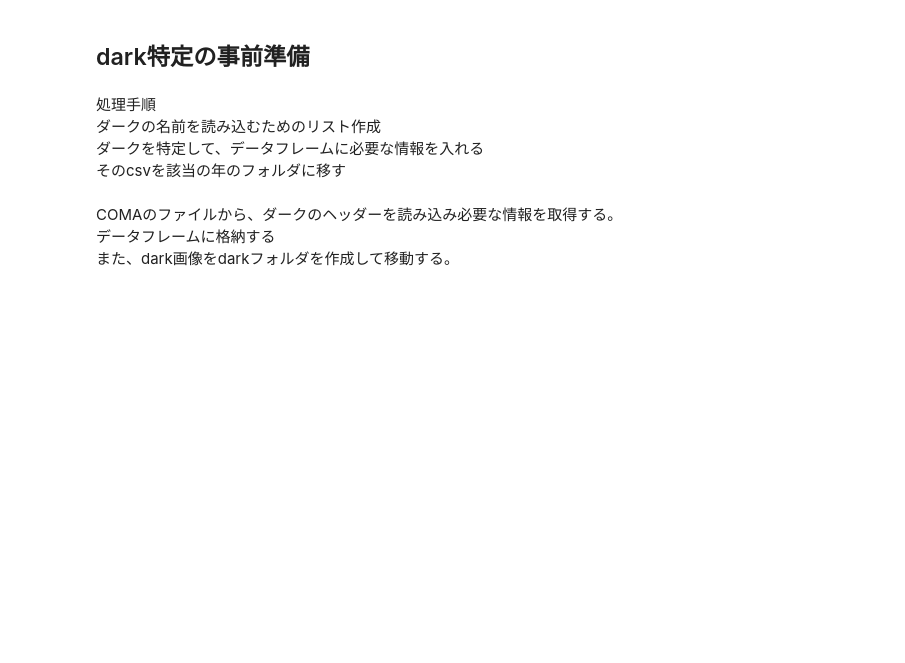
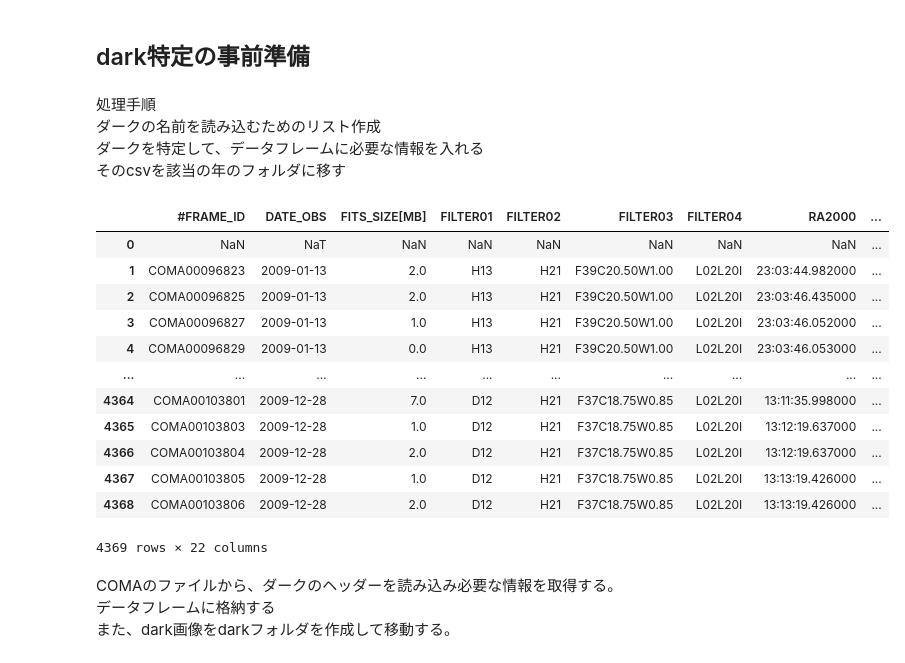
Before and after one commit to mmmkkkppp/COMICS, a Jupyter notebook: makedark.ipynb, the cells around one changed output. Cells and saved outputs as stored; diff of their text form; code cells hidden in the pictures; blank space fills up the shorter version.

```diff
--- a/makedark.ipynb
+++ b/makedark.ipynb
@@ -25,3 +25,21 @@ def searchdarkfile(year):  #first
     darkframe.to_csv(r'/mnt/e/DataFrame/dark/darkframe_' +
                     year + r'.csv', encoding="utf-8")
     return darkframe
+# %%
+allframe = pd.read_excel(r'/mnt/e/DataFrame/COM_2009.xlsx',sheet_name="COM_2009")
+allframe.dropna(how="all",axis=0)
+allframe
+# %% [output]
+|  | #FRAME_ID | DATE_OBS | FITS_SIZE[MB] | FILTER01 | FILTER02 | FILTER03 | FILTER04 | RA2000 | ... |
+| 0 | NaN | NaT | NaN | NaN | NaN | NaN | NaN | NaN | ... |
+| 1 | COMA00096823 | 2009-01-13 | 2.0 | H13 | H21 | F39C20.50W1.00 | L02L20I | 23:03:44.982000 | ... |
+| 2 | COMA00096825 | 2009-01-13 | 2.0 | H13 | H21 | F39C20.50W1.00 | L02L20I | 23:03:46.435000 | ... |
+| 3 | COMA00096827 | 2009-01-13 | 1.0 | H13 | H21 | F39C20.50W1.00 | L02L20I | 23:03:46.052000 | ... |
+| 4 | COMA00096829 | 2009-01-13 | 0.0 | H13 | H21 | F39C20.50W1.00 | L02L20I | 23:03:46.053000 | ... |
+| ... | ... | ... | ... | ... | ... | ... | ... | ... | ... |
+| 4364 | COMA00103801 | 2009-12-28 | 7.0 | D12 | H21 | F37C18.75W0.85 | L02L20I | 13:11:35.998000 | ... |
+| 4365 | COMA00103803 | 2009-12-28 | 1.0 | D12 | H21 | F37C18.75W0.85 | L02L20I | 13:12:19.637000 | ... |
+| 4366 | COMA00103804 | 2009-12-28 | 2.0 | D12 | H21 | F37C18.75W0.85 | L02L20I | 13:12:19.637000 | ... |
+| 4367 | COMA00103805 | 2009-12-28 | 1.0 | D12 | H21 | F37C18.75W0.85 | L02L20I | 13:13:19.426000 | ... |
+| 4368 | COMA00103806 | 2009-12-28 | 2.0 | D12 | H21 | F37C18.75W0.85 | L02L20I | 13:13:19.426000 | ... |
+4369 rows × 22 columns
```
Also changed, not shown: parts of 4 cells of this notebook, 5 other files.
